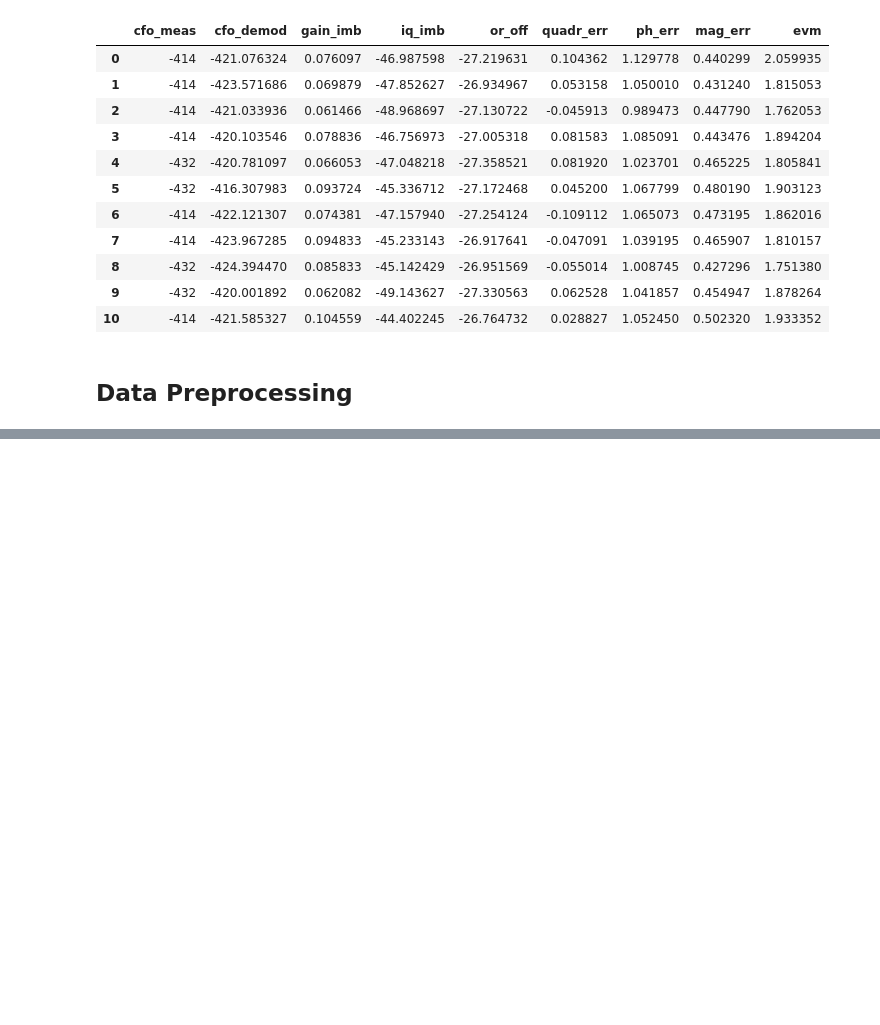
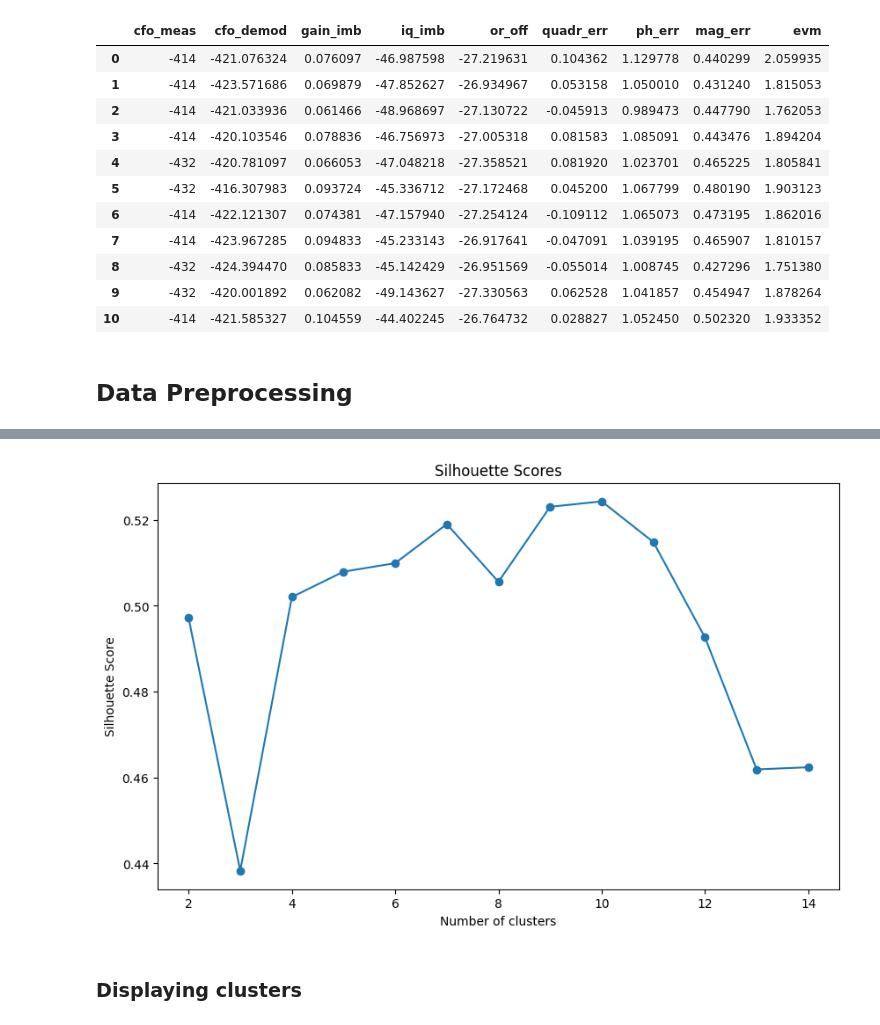
Before and after one commit to xlukac14/MPA-MLF, a Jupyter notebook: Miniproject/Miniproject_Lukac.ipynb, the cells around one changed output, grey strips where cells are left out. Cells and saved outputs as stored; diff of their text form; code cells hidden in the pictures; blank space fills up the shorter version.

```diff
--- a/Miniproject/Miniproject_Lukac.ipynb
+++ b/Miniproject/Miniproject_Lukac.ipynb
@@ -195,4 +163,0 @@ ValueError: in user code:
-# %%
-score = model.evaluate(pd_dataset, verbose=0)
-print('Test loss:', score[0])
-print(f'Test accuracy: {score[1]*100} %')
@@ -219,0 +184,20 @@ output_df.to_csv(output_path, index=True, index_label="id", quoting=2)
+# %%
+silhouette_coefficients = []
+# Start at 2 clusters for silhouette score
+for k in range(2, 15):
+    kmeans = KMeans(n_clusters=k)
+    kmeans.fit(data_scaled)
+    score = silhouette_score(data_scaled, kmeans.labels_)
+    silhouette_coefficients.append(score)
+
+# Plot Silhouette scores
+plt.figure(figsize=(10, 6))
+plt.plot(range(2, 15), silhouette_coefficients, marker='o')
+plt.title('Silhouette Scores')
+plt.xlabel('Number of clusters')
+plt.ylabel('Silhouette Score')
+plt.show()
+# %% [output]
+[figure, added]
+# %% [markdown]
+### Displaying clusters
```
Also changed, not shown: parts of 24 cells of this notebook.
